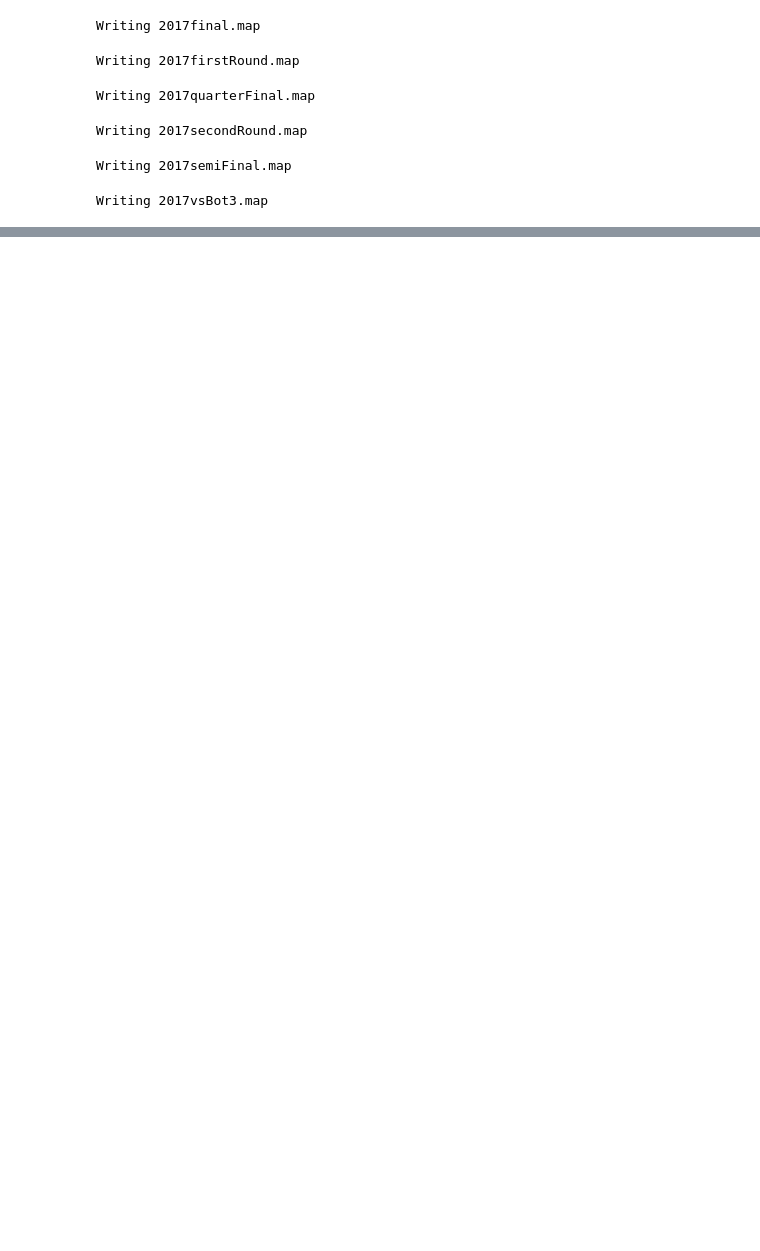
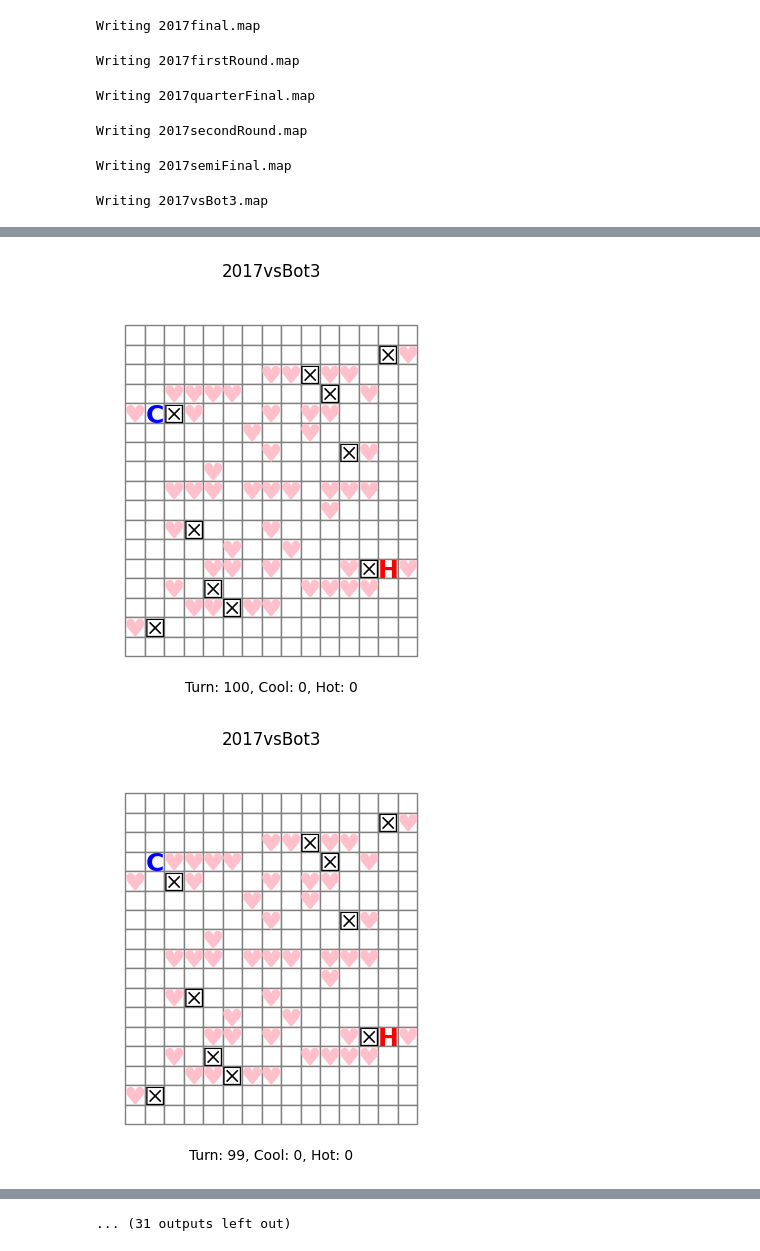
Before and after one commit to KonoYukiJP/U-16ProgrammingContest, a Jupyter notebook: 卒業研究.ipynb, the cells around one changed output, grey strips where cells are left out. Drawn from its saved outputs; the diff is of its cells as text; code cells hidden in the pictures; blank space fills up the shorter version.

```diff
--- a/卒業研究.ipynb
+++ b/卒業研究.ipynb
@@ -544,0 +496,66 @@ while client.isWorking:
+# %%
+client = Client('2017vsBot3.map')
+
+flag = 0
+flag2 = 0
+
+while client.isWorking:
+    value = client.get_ready()
+
+    if flag == 0 and value[2] != 2:
+        client.walk_up()
+    elif flag == 1:
+        client.look_right()
+    elif flag == 2:
+        client.look_down()
+    elif flag == 3:
+        client.look_left()
+    elif flag == 4:
+        client.look_up()
+    elif flag == 5:
+        client.search_right()
+    elif flag == 6:
+        client.search_down()
+    elif flag == 7:
+        client.search_left()
+    elif flag == 8:
+        client.search_up()
+    elif flag == 9:
+        client.put_down()
+    elif flag == 10:
+        client.put_left()
+    elif flag == 11:
+        client.put_up()
+    elif flag == 13:
+        client.put_right()
+    elif value[2] == 1:
+        client.put_up()
+    elif value[4] == 1:
+        client.put_left()
+    elif value[6] == 1:
+        client.put_right()
+    elif value[8] == 1:
+        client.put_down()
+    elif value[6] == 3:
+        client.walk_right()
+    elif value[8] == 3:
+        client.walk_down()
+    elif value[4] == 3:
+        client.walk_left()
+    elif value[2] == 3:
+        client.walk_up()
+    elif value[6] != 2:
+        flag2 = 0
+        client.walk_right()
+    elif value[8] != 2:
+        client.walk_down()
+    elif value[8] == 2 and flag2 == 0:
+        client.look_down()
+        flag2 += 1
+    else:
+        client.walk_up()
+
+    flag += 1
+# %% [output]
+[figure, added]
+[figure, added]
@@ -544,0 +572 @@ while client.isWorking:
+... (31 outputs left out)
```
Also changed, not shown: parts of 2 cells of this notebook.
